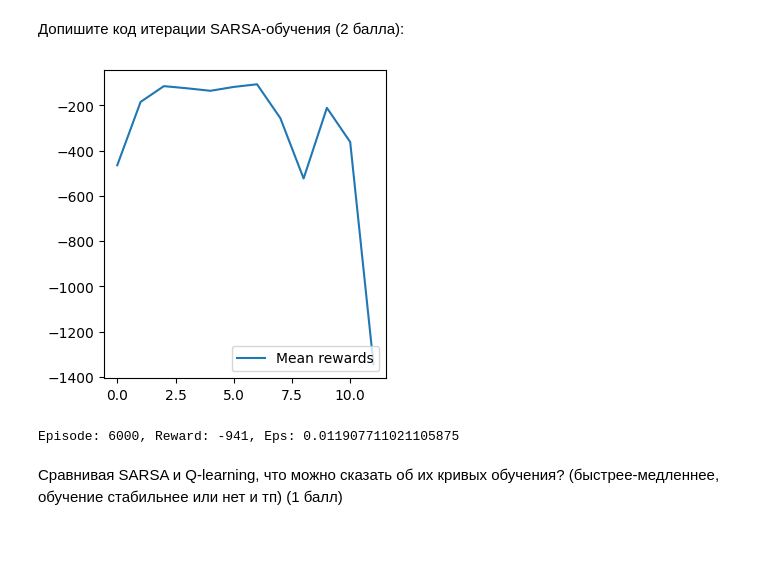
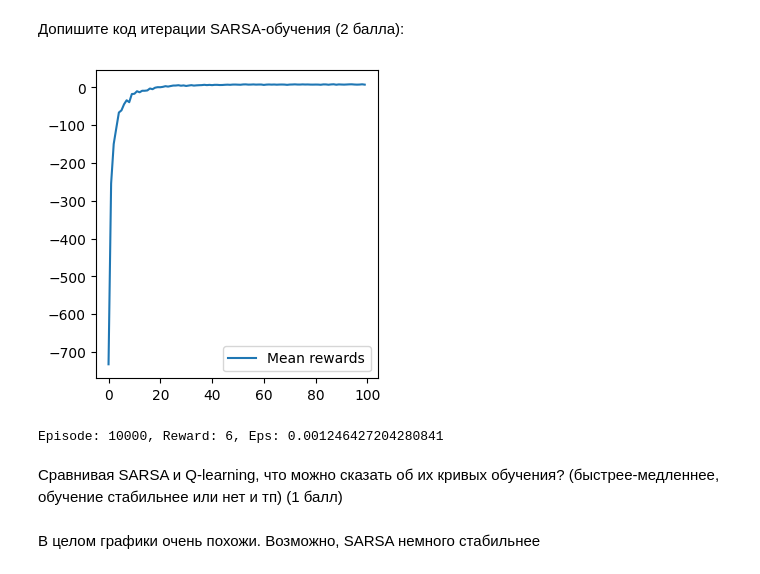
Before and after one commit to maxGrigorenko/RL, a Jupyter notebook: practices/prac3/prac3.ipynb, the cells around one changed output. Cells and saved outputs as stored; diff of their text form; code cells hidden in the pictures; blank space fills up the shorter version.

```diff
--- a/practices/prac3/prac3.ipynb
+++ b/practices/prac3/prac3.ipynb
@@ -190,7 +190,7 @@ Episode: 10000, Reward: 8, Eps: 0.07394592752994535
 Для начала, добавим функцию обновления Q-функции (1 балл):
 # %%
 def update_Q_SARSA(Q, s, a, r, next_s, alpha, gamma, epsilon):
-    next_action = select_action_eps_greedy(Q, s, epsilon)
+    next_action = select_action_eps_greedy(Q, next_s, epsilon)
     V_ns = Q[next_s, next_action]
     td_error = r + gamma * V_ns - Q[s, a]
     Q[s, a] += alpha * td_error
@@ -206,37 +206,36 @@ rewards_batch = []
 alpha = 0.1
 gamma = 0.9
 epsilon = 0.2
 epsilon_decay = 0.95
 episodes_number = 10000
 
 for episode in range(1, episodes_number + 1):
     s, _ = env.reset()
 
     r, episode_reward = 0, 0
     terminated = False
 
     while not terminated:
         # select action eps-greedy
         a = select_action_eps_greedy(Q, s, epsilon)
 
         # выполняем действие в среде
         next_s, r, terminated, truncated, info = env.step(a)
 
         update_Q_SARSA(Q, s, a, r, next_s, alpha, gamma, epsilon)
         s = next_s
         episode_reward += r
 
     rewards_batch.append(episode_reward)
-    if episode % 500 == 0:
-
+    if episode % 100 == 0:
         show_progress(rewards_batch, log)
         rewards_batch = []
         print(f"Episode: {episode}, Reward: {episode_reward}, Eps: {epsilon}")
-        epsilon *= epsilon_decay ** 5
+        epsilon *= epsilon_decay
 
 assert log[-1] >= -10
 # %% [output]
-[figure, old version]
+[figure, new version]
-Episode: 6000, Reward: -941, Eps: 0.011907711021105875
+Episode: 10000, Reward: 6, Eps: 0.001246427204280841
 # %% [markdown]
 Сравнивая SARSA и Q-learning, что можно сказать об их кривых обучения? (быстрее-медленнее, обучение стабильнее или нет и тп) (1 балл)
@@ -244,0 +242,2 @@ Q-обучение более стабильное и обучается быс
+# %% [markdown]
+В целом графики очень похожи. Возможно, SARSA немного стабильнее
```
Also changed, not shown: parts of 5 cells of this notebook.
